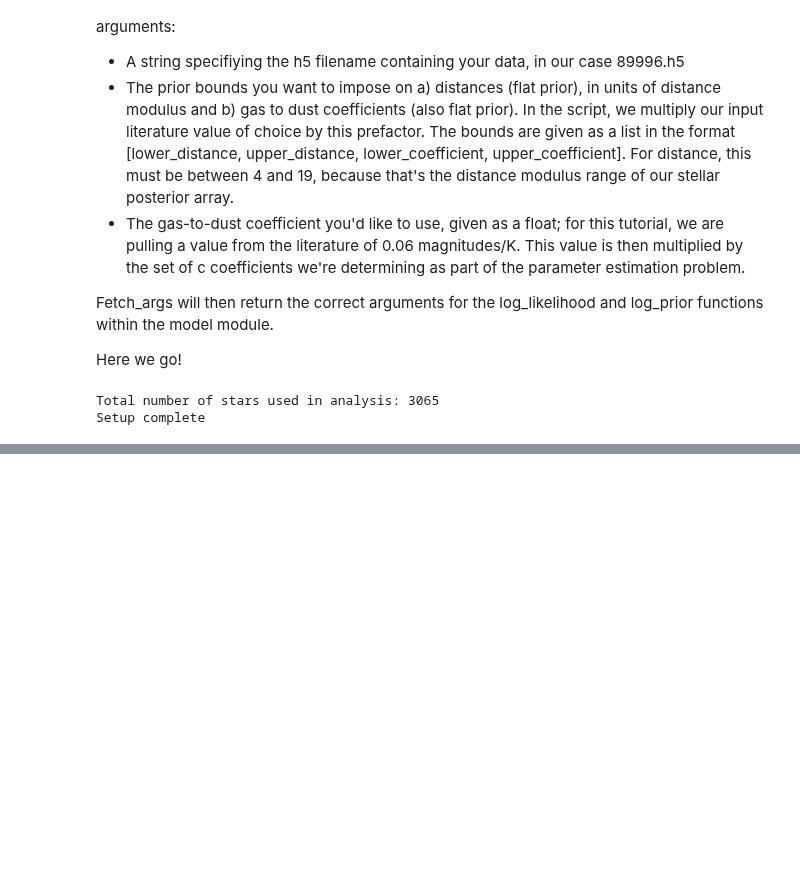
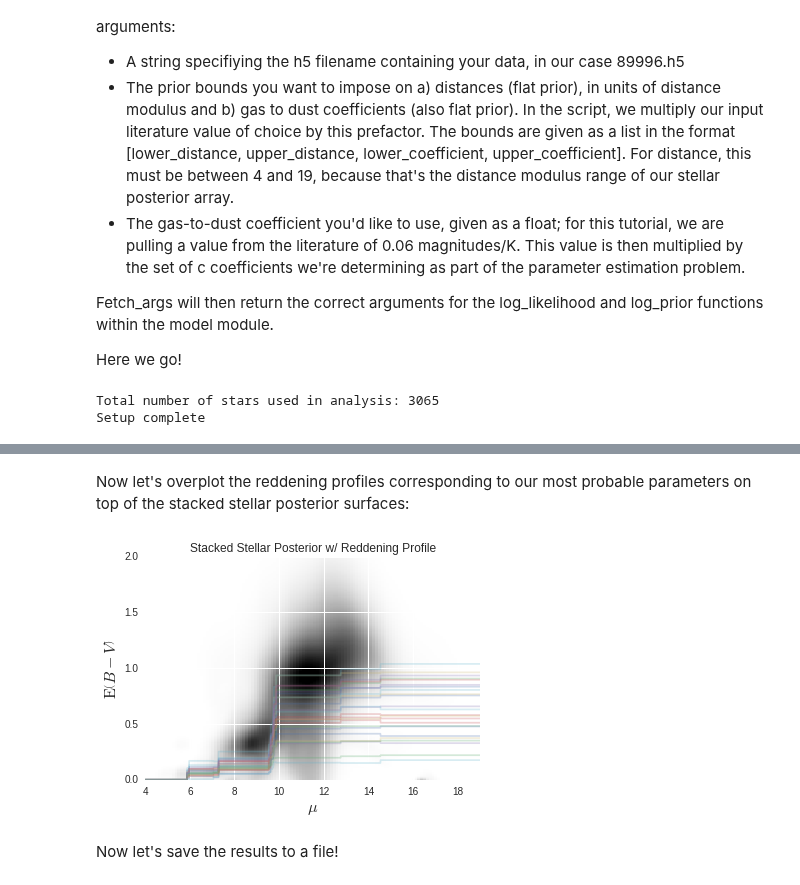
Before and after one commit to catherinezucker/dustcurve, a Jupyter notebook: tutorial.ipynb, the cells around one changed output, grey strips where cells are left out. Drawn from its saved outputs; the diff is of its cells as text; code cells hidden in the pictures; blank space fills up the shorter version.

```diff
--- a/tutorial.ipynb
+++ b/tutorial.ipynb
@@ -163,3 +157,19 @@ for i in range(0,ndim):
+# %% [markdown]
+Now let's overplot the reddening profiles corresponding to our most probable parameters on top of the stacked stellar posterior surfaces:
+# %%
+from dustcurve import pixclass
+pixObj=pixclass.PixStars('/n/fink1/czucker/Data/89996.h5')
+post_array=pixObj.get_p()
+
+unique_co,indices,unique_post,ratio=ldata
+
+from dustcurve import plot_posterior
+#plot the reddening profile over the stacked, normalized stellar posterior surfaces
+plot_posterior.plot_posterior(np.asarray(post_array),np.linspace(4,19,120),np.linspace(0,7,700),quantile_50,ratio,unique_co,y_range=[0,2],vmax=1)
+# %% [output]
+[figure, added]
+# %% [markdown]
+Now let's save the results to a file!
 # %%
 import h5py
 #Save the results of the sampler:
```
Also changed, not shown: parts of 6 cells of this notebook.
